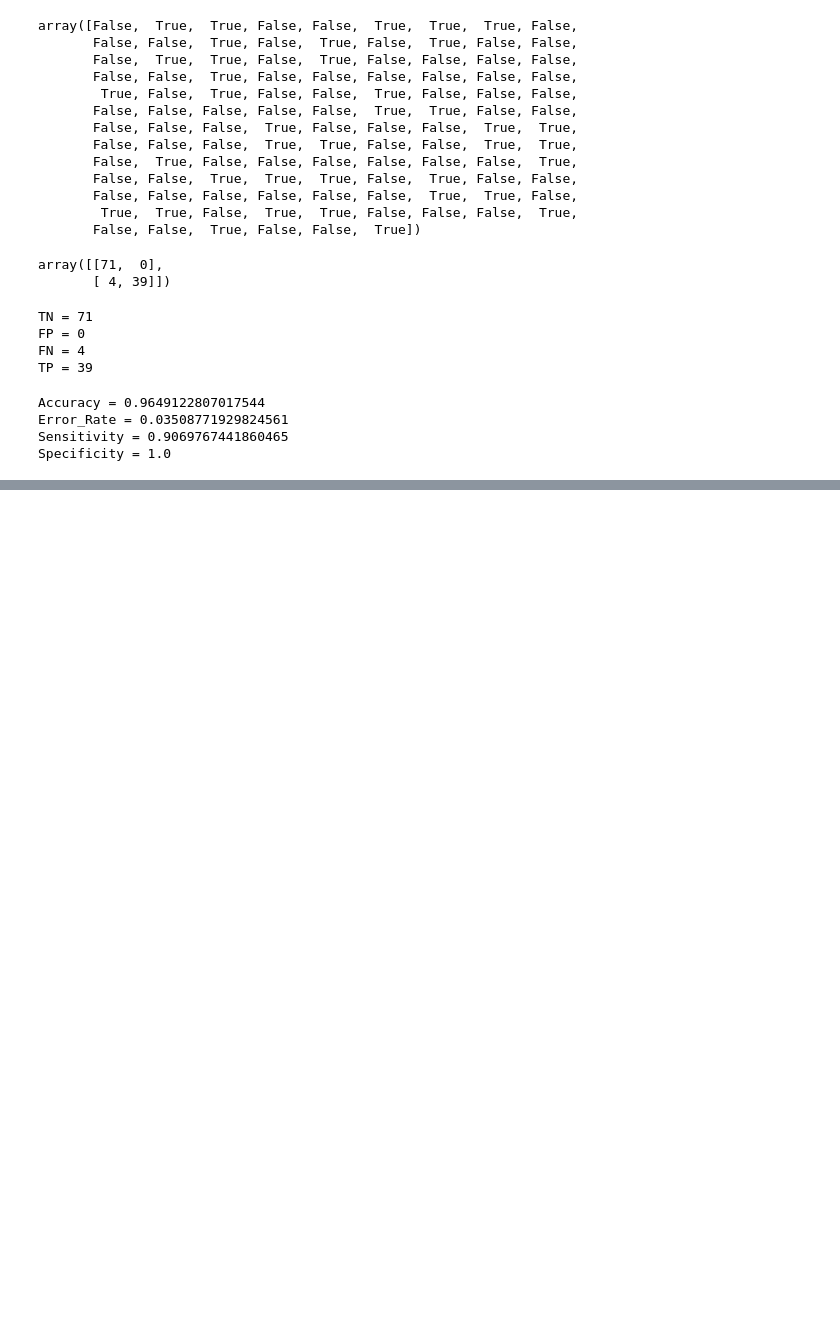
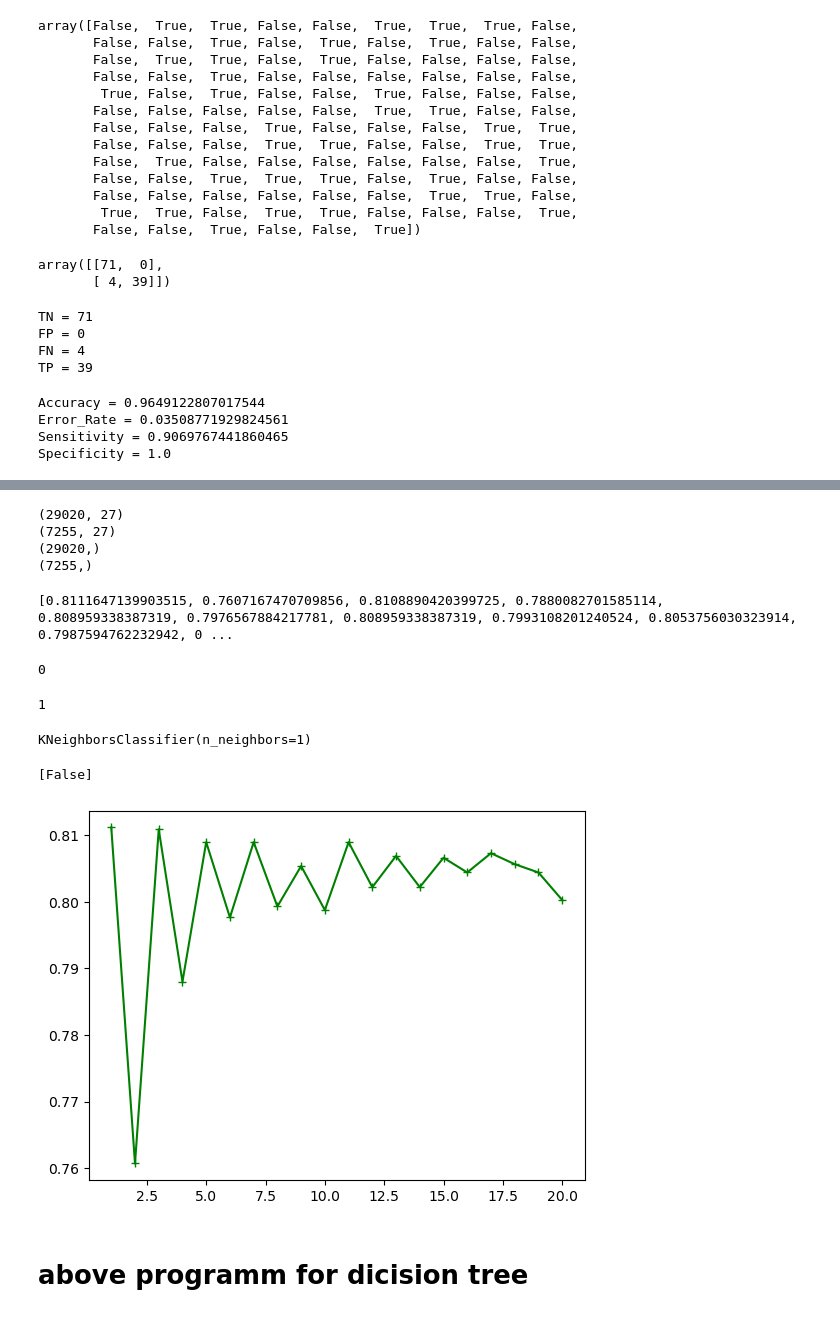
Before and after one commit to prince-gaudani/lj-sem_4, a Jupyter notebook: Python-II/T2/CH-5.ipynb, the cells around one changed output, grey strips where cells are left out. Saved outputs shown, nothing was run; the diff lists cells and outputs as text; code cells hidden in the pictures; blank space fills up the shorter version.

```diff
--- a/Python-II/T2/CH-5.ipynb
+++ b/Python-II/T2/CH-5.ipynb
@@ -410,0 +906,3 @@ Specificity = 1.0
+# %%
+df=pd.get_dummies(data=df,drop_first=True)
+df.head()
@@ -410,0 +930,77 @@ Specificity = 1.0
+# %%
+y=df['booking_status_Not_Canceled']
+x=df[['no_of_adults', 'no_of_children', 'no_of_weekend_nights',
+       'no_of_week_nights', 'required_car_parking_space', 'lead_time',
+       'arrival_year', 'arrival_month', 'arrival_date', 'repeated_guest',
+       'no_of_previous_cancellations', 'no_of_previous_bookings_not_canceled',
+       'avg_price_per_room', 'no_of_special_requests',
+       'type_of_meal_plan_Meal Plan 2', 'type_of_meal_plan_Meal Plan 3',
+       'type_of_meal_plan_Not Selected', 'room_type_reserved_Room_Type 2',
+       'room_type_reserved_Room_Type 3', 'room_type_reserved_Room_Type 4',
+       'room_type_reserved_Room_Type 5', 'room_type_reserved_Room_Type 6',
+       'room_type_reserved_Room_Type 7', 'market_segment_type_Complementary',
+       'market_segment_type_Corporate', 'market_segment_type_Offline',
+       'market_segment_type_Online']]
+# %%
+from sklearn.model_selection import train_test_split
+x_train,x_test,y_train,y_test=train_test_split(x,y,test_size=0.2,random_state=42)
+print(x_train.shape)
+print(x_test.shape)
+print(y_train.shape)
+print(y_test.shape)
+# %% [output]
+(29020, 27)
+(7255, 27)
+(29020,)
+(7255,)
+# %%
+from sklearn.neighbors import KNeighborsClassifier
+from sklearn.metrics import accuracy_score
+k_values = range(1, 21)
+accuracies = []
+neighbour=[]
+
+for k in k_values:
+    knn = KNeighborsClassifier(n_neighbors=k)
+    knn.fit(x_train, y_train)
+    # accuracy score without confusion metrics
+    y_pred = knn.predict(x_test)
+    acc = accuracy_score(y_test, y_pred)
+    accuracies.append(acc)
+    neighbour.append(k)
+# %%
+print(accuracies)
+# %% [output]
+[0.8111647139903515, 0.7607167470709856, 0.8108890420399725, 0.7880082701585114, 0.808959338387319, 0.7976567884217781, 0.808959338387319, 0.7993108201240524, 0.8053756030323914, 0.7987594762232942, 0 ...
+# %%
+N=accuracies.index(max(accuracies))
+# index number of maximum value
+N
+# %% [output]
+0
+# %%
+# for k=1  beacuse when k=1 that time max accuracy
+Neighbors=N+1
+Neighbors
+# %% [output]
+1
+# %%
+from sklearn.neighbors import KNeighborsClassifier
+knn = KNeighborsClassifier(n_neighbors=Neighbors)
+knn.fit(x_train, y_train)
+# %% [output]
+KNeighborsClassifier(n_neighbors=1)
+# %%
+# for given samples of columns
+p=knn.predict([[2,1,2,3,0,120,2023,8,15,0,0,1,110.5,1,0,0,0,0,0,0,0,0,0,0,0,0,1]])
+print(p)
+# %% [output]
+[False]
+# %%
+import matplotlib.pyplot as plt
+plt.plot(neighbour,accuracies,"+-g")
+plt.show()
+# %% [output]
+[figure, added]
+# %% [markdown]
+#  above programm for dicision tree
```
Also changed, not shown: parts of 74 cells of this notebook.
